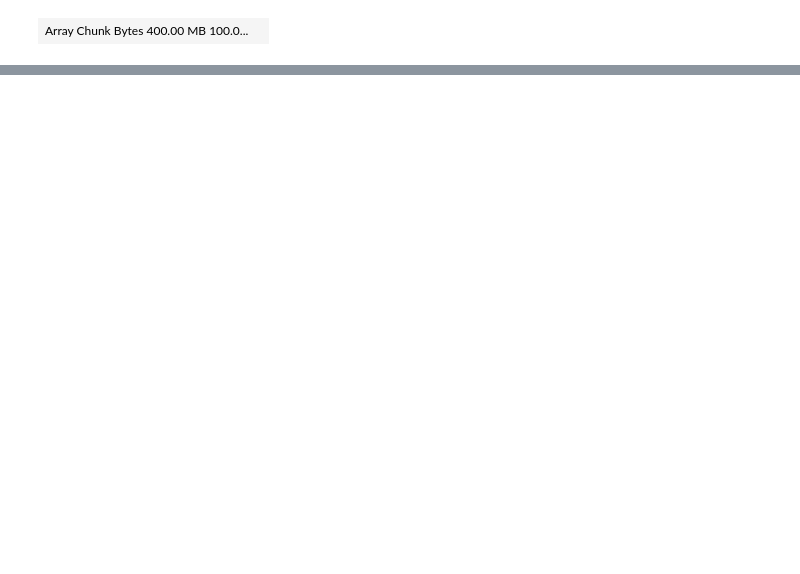
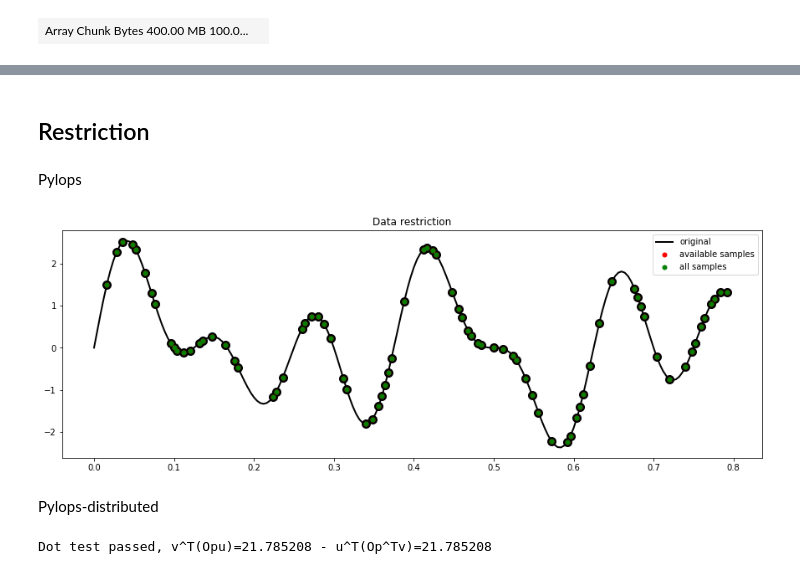
Before and after one commit to PyLops/pylops_notebooks, a Jupyter notebook: developement-distributed/Basic-distributed.ipynb, the cells around one changed output, grey strips where cells are left out. Cells and saved outputs as stored; diff of their text form; code cells hidden in the pictures; blank space fills up the shorter version.

```diff
--- a/developement-distributed/Basic-distributed.ipynb
+++ b/developement-distributed/Basic-distributed.ipynb
@@ -182,0 +184,51 @@ client.close()
+# %% [markdown]
+## Restriction
+# %% [markdown]
+Pylops
+# %%
+# Signal creation
+freqs = [ 5., 3., 8.]
+
+N=200
+dt=0.004
+t = np.arange(N)*dt
+x = np.zeros(N)
+
+for freq in freqs:
+    x = x + np.sin(2*np.pi*freq*t)
+
+# subsampling locations
+perc_subsampling=0.4
+Nsub=int(np.round(N*perc_subsampling))
+
+iava = np.sort(np.random.permutation(np.arange(N))[:Nsub])
+# %%
+# Create restriction operator
+Rop = pylops.Restriction(N, iava, dtype='float64')
+dottest(Rop,Nsub,N)
+
+y = Rop*x
+xadj = Rop.H*y
+ymask = Rop.mask(x)
+
+# Visualize data
+fig = plt.figure(figsize=(15,5))
+plt.plot(t,       x,       'k' , LineWidth=2,   label='original')
+plt.plot(t[iava], x[iava], '.k', MarkerSize=20)
+plt.plot(t[iava], y,       '.r', MarkerSize=10, label='available samples')
+plt.plot(t,       ymask,   '.g', MarkerSize=10, label='all samples')
+plt.legend()
+plt.title('Data restriction');
+# %% [output]
+[figure, added]
+# %% [markdown]
+Pylops-distributed
+# %%
+dRop = pylops_distributed.Restriction(N, iava, dtype='float64', compute=(False, False))
+ddottest(dRop, Nsub, N, chunks=(Nsub//4, N//4), verb=True)
+
+xda = da.from_array(x, chunks=(N//4,))
+yda = dRop * xda
+xadjda = dRop.H * yda
+# %% [output]
+Dot test passed, v^T(Opu)=21.785208 - u^T(Op^Tv)=21.785208
```
Also changed, not shown: parts of 19 cells of this notebook, 2 other files.
